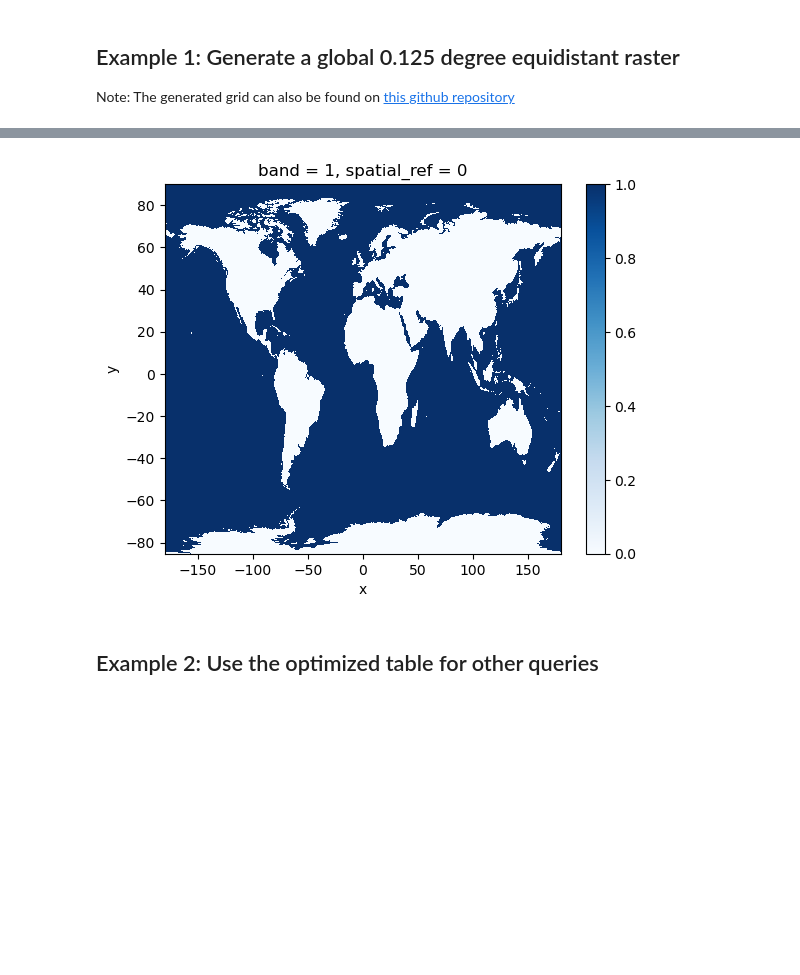
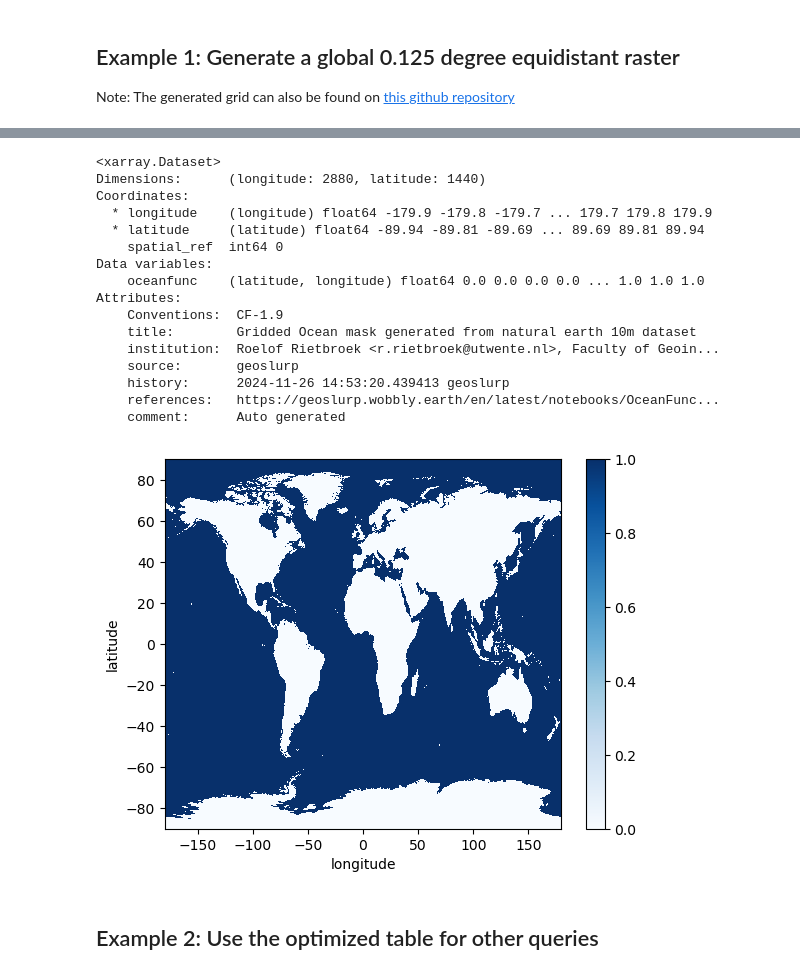
Before and after one commit to strawpants/geoslurp, a Jupyter notebook: docs/source/notebooks/OceanFunction.ipynb, the cells around one changed output, grey strips where cells are left out. Cells and saved outputs as stored; diff of their text form; code cells hidden in the pictures; blank space fills up the shorter version.

Commit message:
fix ocean grid generation

```diff
--- a/docs/source/notebooks/OceanFunction.ipynb
+++ b/docs/source/notebooks/OceanFunction.ipynb
@@ -86,10 +61,61 @@ Attributes:
-# %%
-# Create a quick plot of the result and write it to a netcdf file
-daocean.plot(cmap='Blues')
-oceanfout=f"/tmp/ne_10m_oceangrid_{resolution}.nc"
-daocean.squeeze("band").rename(x="latitude",y="longitude").to_netcdf(oceanfout)
-# %% [output]
-[figure, removed]
+# %%
+resolution=0.125
+
+east=180
+west=-180
+south=-90
+north=90
+width=floor((east-west)/resolution)
+height=floor((north-south)/resolution)
+
+# create a query which creates a reference raster object and only selects those pixel longitude/lattiudes which lie within the polygons
+qry=f"""
+    CREATE TEMPORARY TABLE oceanrast AS
+    (SELECT ST_addband(ST_MakeEmptyRaster({width},{height},{west},{north},{resolution},-{resolution},0,0,srid=>4326),'8BUI'::text,1.0) as rast);
+    SELECT ST_x(pnts.geom) as longitude ,ST_y(pnts.geom) as latitude from {tocea} as ocean INNER JOIN (SELECT (ST_PixelAsCentroids(rast, 1)).* from oceanrast ) pnts ON ST_Within(pnts.geom,ocean.geom);
+"""
+
+#load the valid lon latitudes in a pandas dataframe
+dfocean=pd.DataFrame.gslrp.load(gpcon,qry)
+
+#create an zero values grid in xaray
+lat=np.arange(south+resolution/2,north,resolution)
+lon=np.arange(west+resolution/2,east,resolution)
+
+daocean=xr.DataArray(data=0.0,dims=["latitude","longitude"],coords={"longitude":("longitude",lon),"latitude":("latitude",lat)}).stack(lonlat=["longitude","latitude"])
+#assign 1 at ocean points
+daocean.loc[pd.MultiIndex.from_frame(dfocean)]=1.0
+daocean=daocean.unstack('lonlat').T
+# %%
+daocean.plot(cmap="Blues")
+fout=f"/tmp/ne_10m_oceangrid_{resolution}.nc"
+daocean.name='oceanfunc'
+daocean=daocean.to_dataset()
+cfadd_global(daocean,title="Gridded Ocean mask generated from natural earth 10m dataset",references="https://geoslurp.wobbly.earth/en/latest/notebooks/OceanFunction.html",crs=4326)
+cfadd_standard_name(daocean.longitude,'longitude')
+cfadd_standard_name(daocean.latitude,'latitude')
+
+display(daocean)
+
+daocean.to_netcdf(fout)
+# %% [output]
+<xarray.Dataset>
+Dimensions:      (longitude: 2880, latitude: 1440)
+Coordinates:
+  * longitude    (longitude) float64 -179.9 -179.8 -179.7 ... 179.7 179.8 179.9
+  * latitude     (latitude) float64 -89.94 -89.81 -89.69 ... 89.69 89.81 89.94
+    spatial_ref  int64 0
+Data variables:
+    oceanfunc    (latitude, longitude) float64 0.0 0.0 0.0 0.0 ... 1.0 1.0 1.0
+Attributes:
+    Conventions:  CF-1.9
+    title:        Gridded Ocean mask generated from natural earth 10m dataset
+    institution:  Roelof Rietbroek <r.rietbroek@utwente.nl>, Faculty of Geoin...
+    source:       geoslurp
+    history:      2024-11-26 14:53:20.439413 geoslurp
+    references:   https://geoslurp.wobbly.earth/en/latest/notebooks/OceanFunc...
+    comment:      Auto generated
+[figure, added]
 # %% [markdown]
 ## Example 2: Use the optimized table for other queries
 # %%
```
Also changed, not shown: parts of 5 cells of this notebook, 2 other files.
